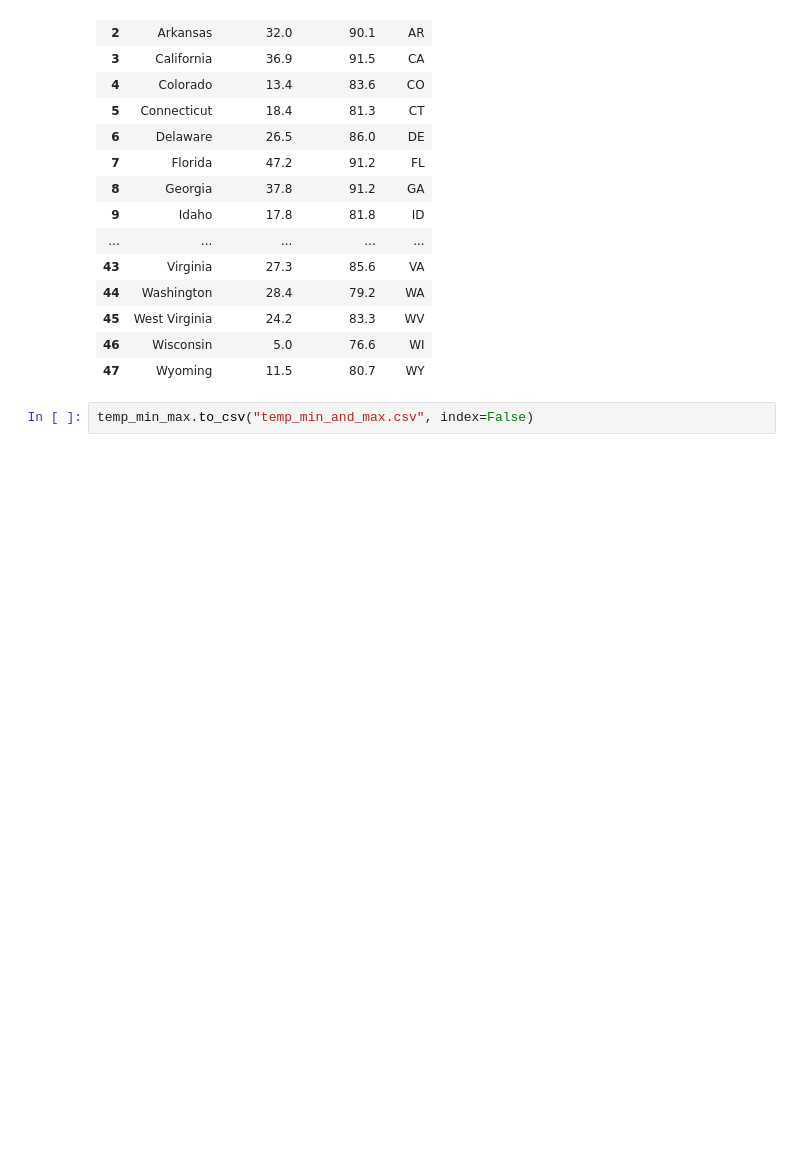
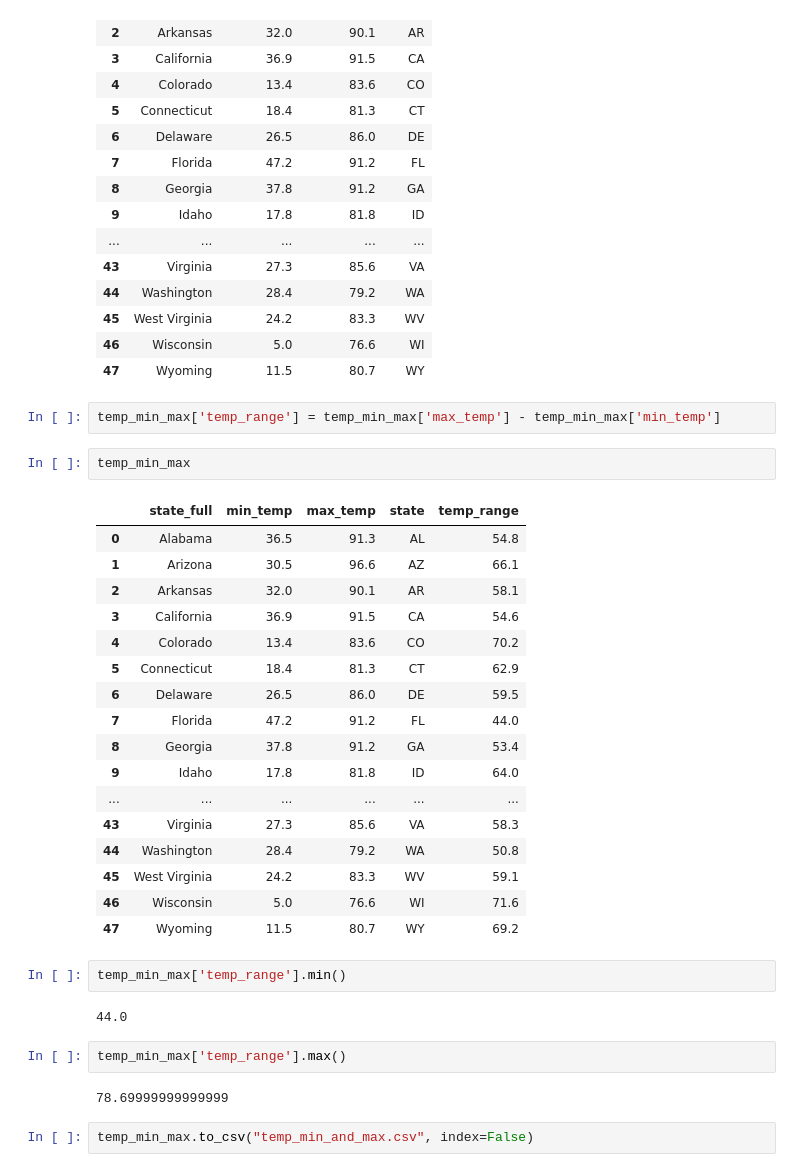
Before and after one commit to aaronrotman/house-finder, a Jupyter notebook: temperature/temp_clean.ipynb, the cells around one changed output. Cells and saved outputs as stored; diff of their text form; blank space fills up the shorter version.

Commit message:
updating temp to add range

```diff
--- a/temperature/temp_clean.ipynb
+++ b/temperature/temp_clean.ipynb
@@ -200,5 +200,35 @@ temp_min_max
 | 45 | West Virginia | 24.2 | 83.3 | WV |
 | 46 | Wisconsin | 5.0 | 76.6 | WI |
 | 47 | Wyoming | 11.5 | 80.7 | WY |
+# %%
+temp_min_max['temp_range'] = temp_min_max['max_temp'] - temp_min_max['min_temp']
+# %%
+temp_min_max
+# %% [output]
+|  | state_full | min_temp | max_temp | state | temp_range |
+| 0 | Alabama | 36.5 | 91.3 | AL | 54.8 |
+| 1 | Arizona | 30.5 | 96.6 | AZ | 66.1 |
+| 2 | Arkansas | 32.0 | 90.1 | AR | 58.1 |
+| 3 | California | 36.9 | 91.5 | CA | 54.6 |
+| 4 | Colorado | 13.4 | 83.6 | CO | 70.2 |
+| 5 | Connecticut | 18.4 | 81.3 | CT | 62.9 |
+| 6 | Delaware | 26.5 | 86.0 | DE | 59.5 |
+| 7 | Florida | 47.2 | 91.2 | FL | 44.0 |
+| 8 | Georgia | 37.8 | 91.2 | GA | 53.4 |
+| 9 | Idaho | 17.8 | 81.8 | ID | 64.0 |
+| ... | ... | ... | ... | ... | ... |
+| 43 | Virginia | 27.3 | 85.6 | VA | 58.3 |
+| 44 | Washington | 28.4 | 79.2 | WA | 50.8 |
+| 45 | West Virginia | 24.2 | 83.3 | WV | 59.1 |
+| 46 | Wisconsin | 5.0 | 76.6 | WI | 71.6 |
+| 47 | Wyoming | 11.5 | 80.7 | WY | 69.2 |
+# %%
+temp_min_max['temp_range'].min()
+# %% [output]
+44.0
+# %%
+temp_min_max['temp_range'].max()
+# %% [output]
+78.69999999999999
 # %%
 temp_min_max.to_csv("temp_min_and_max.csv", index=False)
```
Also changed, not shown: 4 other files.
